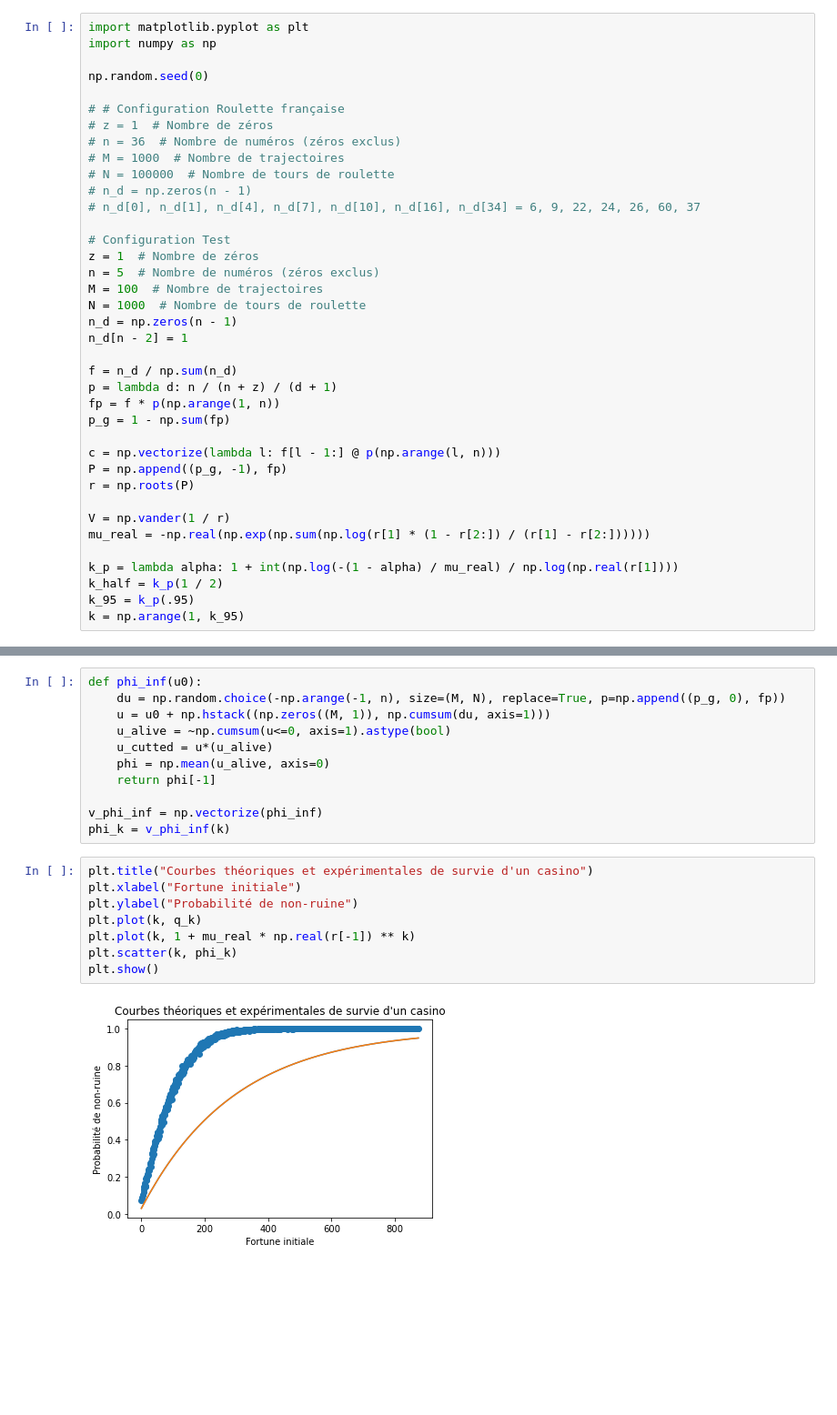
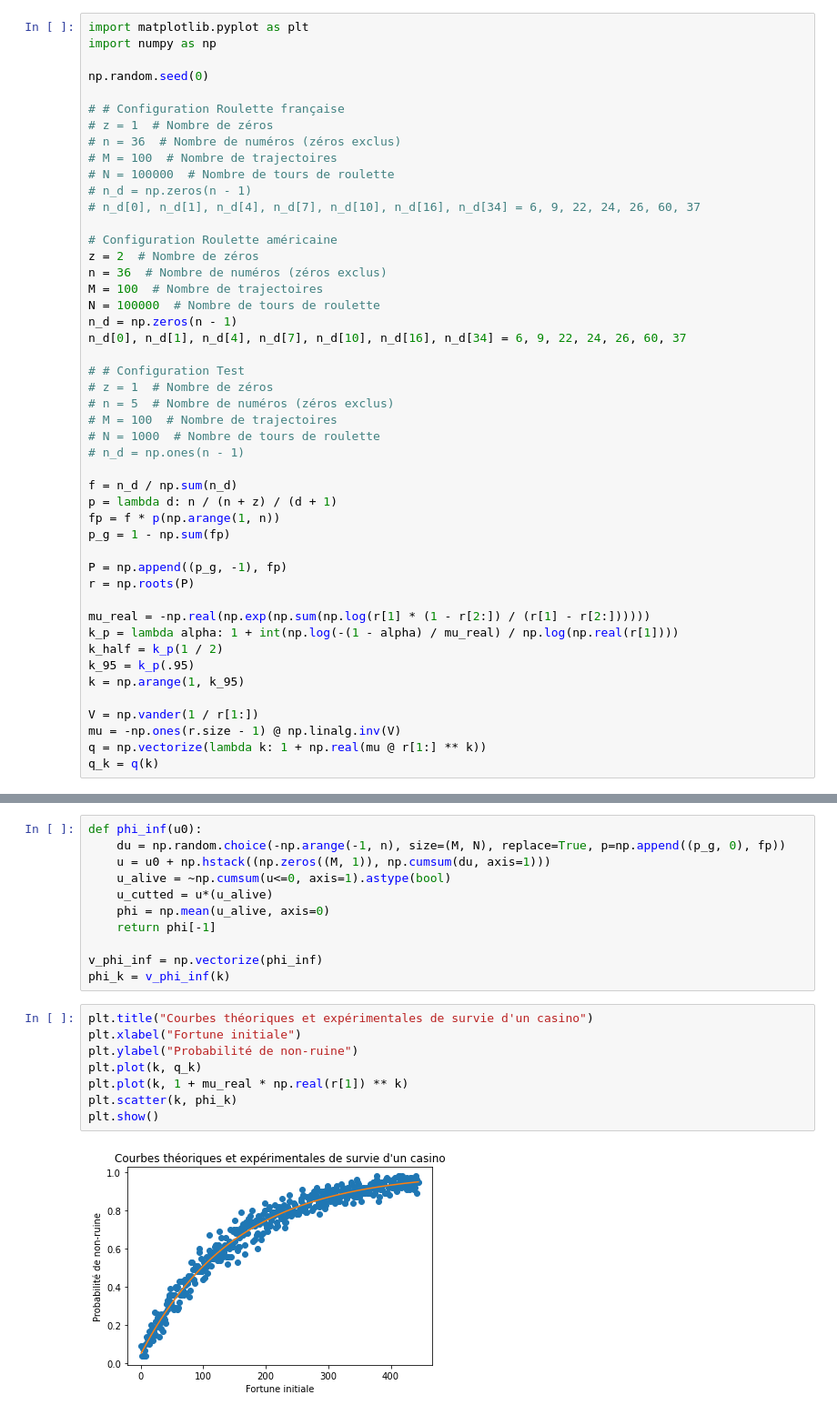
Before and after one commit to jeanHeibig/casinoRoulette, a Jupyter notebook: survie.ipynb, the cells around one changed output, grey strips where cells are left out. Shown at 91% size. Cells and saved outputs as stored; diff of their text form; blank space fills up the shorter version.

Commit message:
Added american roulette

```diff
--- a/survie.ipynb
+++ b/survie.ipynb
@@ -7,35 +7,44 @@ np.random.seed(0)
 # # Configuration Roulette française
 # z = 1  # Nombre de zéros
 # n = 36  # Nombre de numéros (zéros exclus)
-# M = 1000  # Nombre de trajectoires
+# M = 100  # Nombre de trajectoires
 # N = 100000  # Nombre de tours de roulette
 # n_d = np.zeros(n - 1)
 # n_d[0], n_d[1], n_d[4], n_d[7], n_d[10], n_d[16], n_d[34] = 6, 9, 22, 24, 26, 60, 37
 
-# Configuration Test
-z = 1  # Nombre de zéros
-n = 5  # Nombre de numéros (zéros exclus)
+# Configuration Roulette américaine
+z = 2  # Nombre de zéros
+n = 36  # Nombre de numéros (zéros exclus)
 M = 100  # Nombre de trajectoires
-N = 1000  # Nombre de tours de roulette
+N = 100000  # Nombre de tours de roulette
 n_d = np.zeros(n - 1)
-n_d[n - 2] = 1
+n_d[0], n_d[1], n_d[4], n_d[7], n_d[10], n_d[16], n_d[34] = 6, 9, 22, 24, 26, 60, 37
+
+# # Configuration Test
+# z = 1  # Nombre de zéros
+# n = 5  # Nombre de numéros (zéros exclus)
+# M = 100  # Nombre de trajectoires
+# N = 1000  # Nombre de tours de roulette
+# n_d = np.ones(n - 1)
 
 f = n_d / np.sum(n_d)
 p = lambda d: n / (n + z) / (d + 1)
 fp = f * p(np.arange(1, n))
 p_g = 1 - np.sum(fp)
 
-c = np.vectorize(lambda l: f[l - 1:] @ p(np.arange(l, n)))
 P = np.append((p_g, -1), fp)
 r = np.roots(P)
 
-V = np.vander(1 / r)
 mu_real = -np.real(np.exp(np.sum(np.log(r[1] * (1 - r[2:]) / (r[1] - r[2:])))))
-
 k_p = lambda alpha: 1 + int(np.log(-(1 - alpha) / mu_real) / np.log(np.real(r[1])))
 k_half = k_p(1 / 2)
 k_95 = k_p(.95)
 k = np.arange(1, k_95)
+
+V = np.vander(1 / r[1:])
+mu = -np.ones(r.size - 1) @ np.linalg.inv(V)
+q = np.vectorize(lambda k: 1 + np.real(mu @ r[1:] ** k))
+q_k = q(k)
 # %%
 def show_phi(u0):
     du = np.random.choice(-np.arange(-1, n), size=(M, N), replace=True, p=np.append((p_g, 0), fp))
@@ -83,10 +92,10 @@ phi_k = v_phi_inf(k)
 # %%
 plt.title("Courbes théoriques et expérimentales de survie d'un casino")
 plt.xlabel("Fortune initiale")
 plt.ylabel("Probabilité de non-ruine")
 plt.plot(k, q_k)
-plt.plot(k, 1 + mu_real * np.real(r[-1]) ** k)
+plt.plot(k, 1 + mu_real * np.real(r[1]) ** k)
 plt.scatter(k, phi_k)
 plt.show()
 # %% [output]
-[figure, old version]
+[figure, new version]
```
Also changed, not shown: parts of 3 cells of this notebook, 1 other file.
